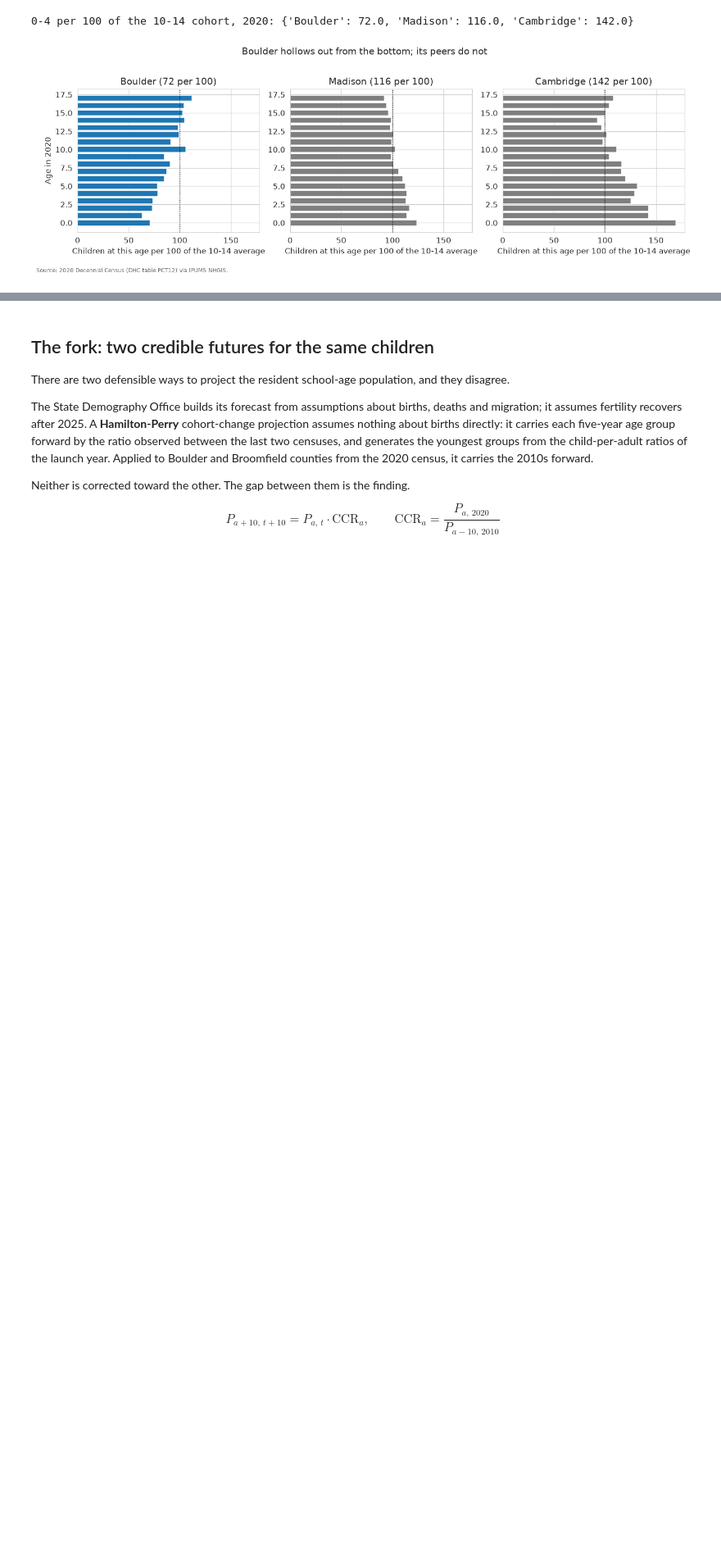
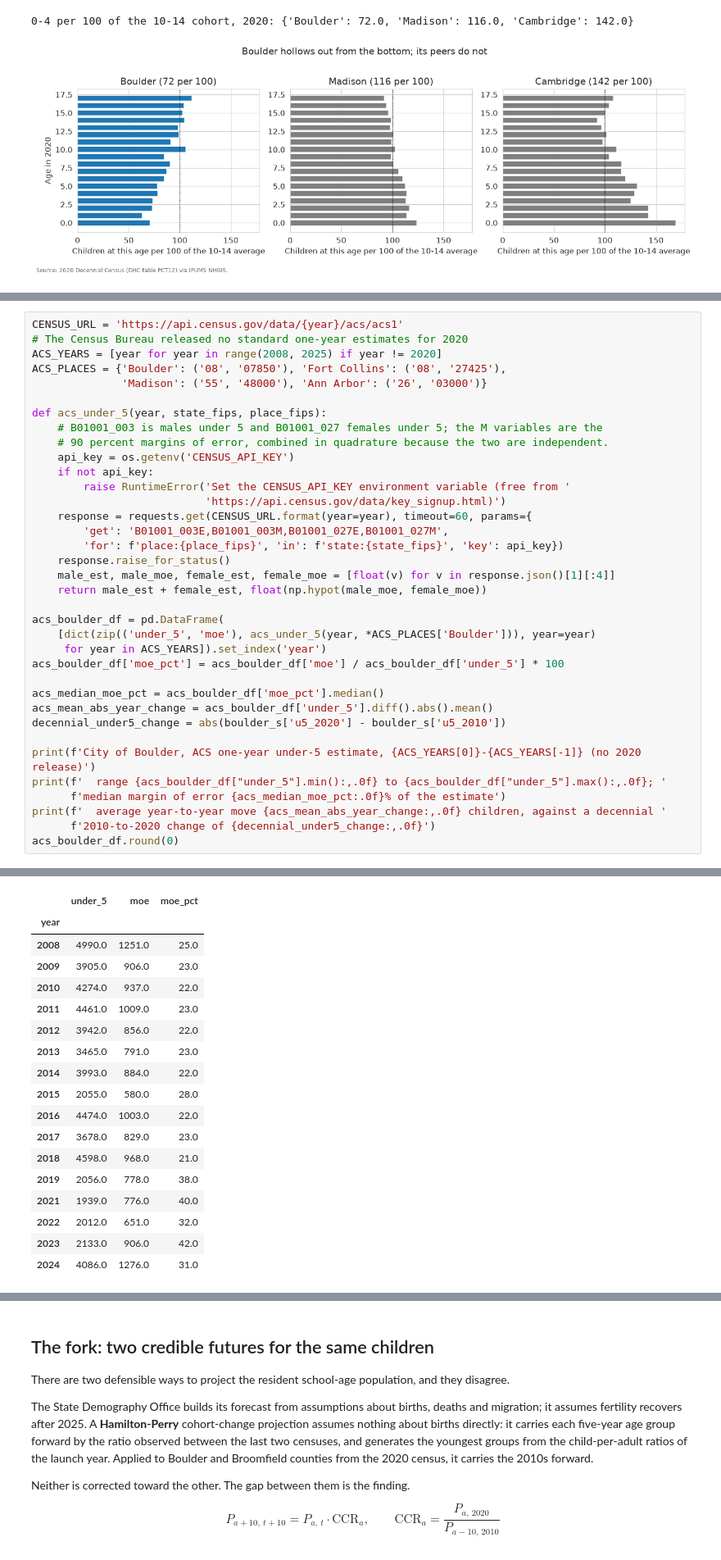
Before and after one commit to brianckeegan/charting-boulder, a Jupyter notebook: 2026-09-bvsd/BVSD.ipynb, the cells around one changed output, grey strips where cells are left out. Shown at 82% size. Saved outputs shown, nothing was run; the diff lists cells and outputs as text; blank space fills up the shorter version.

```diff
--- a/2026-09-bvsd/BVSD.ipynb
+++ b/2026-09-bvsd/BVSD.ipynb
@@ -398,0 +406,37 @@ print('0-4 per 100 of the 10-14 cohort, 2020:', replacement_s.to_dict())
+# %%
+CENSUS_URL = 'https://api.census.gov/data/{year}/acs/acs1'
+# The Census Bureau released no standard one-year estimates for 2020
+ACS_YEARS = [year for year in range(2008, 2025) if year != 2020]
+ACS_PLACES = {'Boulder': ('08', '07850'), 'Fort Collins': ('08', '27425'),
+              'Madison': ('55', '48000'), 'Ann Arbor': ('26', '03000')}
+
+def acs_under_5(year, state_fips, place_fips):
+    # B01001_003 is males under 5 and B01001_027 females under 5; the M variables are the
+    # 90 percent margins of error, combined in quadrature because the two are independent.
+    api_key = os.getenv('CENSUS_API_KEY')
+    if not api_key:
+        raise RuntimeError('Set the CENSUS_API_KEY environment variable (free from '
+                           'https://api.census.gov/data/key_signup.html)')
+    response = requests.get(CENSUS_URL.format(year=year), timeout=60, params={
+        'get': 'B01001_003E,B01001_003M,B01001_027E,B01001_027M',
+        'for': f'place:{place_fips}', 'in': f'state:{state_fips}', 'key': api_key})
+    response.raise_for_status()
+    male_est, male_moe, female_est, female_moe = [float(v) for v in response.json()[1][:4]]
+    return male_est + female_est, float(np.hypot(male_moe, female_moe))
+
+acs_boulder_df = pd.DataFrame(
+    [dict(zip(('under_5', 'moe'), acs_under_5(year, *ACS_PLACES['Boulder'])), year=year)
+     for year in ACS_YEARS]).set_index('year')
+acs_boulder_df['moe_pct'] = acs_boulder_df['moe'] / acs_boulder_df['under_5'] * 100
+
+acs_median_moe_pct = acs_boulder_df['moe_pct'].median()
+acs_mean_abs_year_change = acs_boulder_df['under_5'].diff().abs().mean()
+decennial_under5_change = abs(boulder_s['u5_2020'] - boulder_s['u5_2010'])
+
+print(f'City of Boulder, ACS one-year under-5 estimate, {ACS_YEARS[0]}-{ACS_YEARS[-1]} (no 2020 release)')
+print(f'  range {acs_boulder_df["under_5"].min():,.0f} to {acs_boulder_df["under_5"].max():,.0f}; '
+      f'median margin of error {acs_median_moe_pct:.0f}% of the estimate')
+print(f'  average year-to-year move {acs_mean_abs_year_change:,.0f} children, against a decennial '
+      f'2010-to-2020 change of {decennial_under5_change:,.0f}')
+acs_boulder_df.round(0)
+# %% [output]
@@ -398,0 +446,18 @@ print('0-4 per 100 of the 10-14 cohort, 2020:', replacement_s.to_dict())
+|  | under_5 | moe | moe_pct |
+| year |  |  |  |
+| 2008 | 4990.0 | 1251.0 | 25.0 |
+| 2009 | 3905.0 | 906.0 | 23.0 |
+| 2010 | 4274.0 | 937.0 | 22.0 |
+| 2011 | 4461.0 | 1009.0 | 23.0 |
+| 2012 | 3942.0 | 856.0 | 22.0 |
+| 2013 | 3465.0 | 791.0 | 23.0 |
+| 2014 | 3993.0 | 884.0 | 22.0 |
+| 2015 | 2055.0 | 580.0 | 28.0 |
+| 2016 | 4474.0 | 1003.0 | 22.0 |
+| 2017 | 3678.0 | 829.0 | 23.0 |
+| 2018 | 4598.0 | 968.0 | 21.0 |
+| 2019 | 2056.0 | 778.0 | 38.0 |
+| 2021 | 1939.0 | 776.0 | 40.0 |
+| 2022 | 2012.0 | 651.0 | 32.0 |
+| 2023 | 2133.0 | 906.0 | 42.0 |
+| 2024 | 4086.0 | 1276.0 | 31.0 |
```
Also changed, not shown: parts of 7 cells of this notebook, 2 other files.
